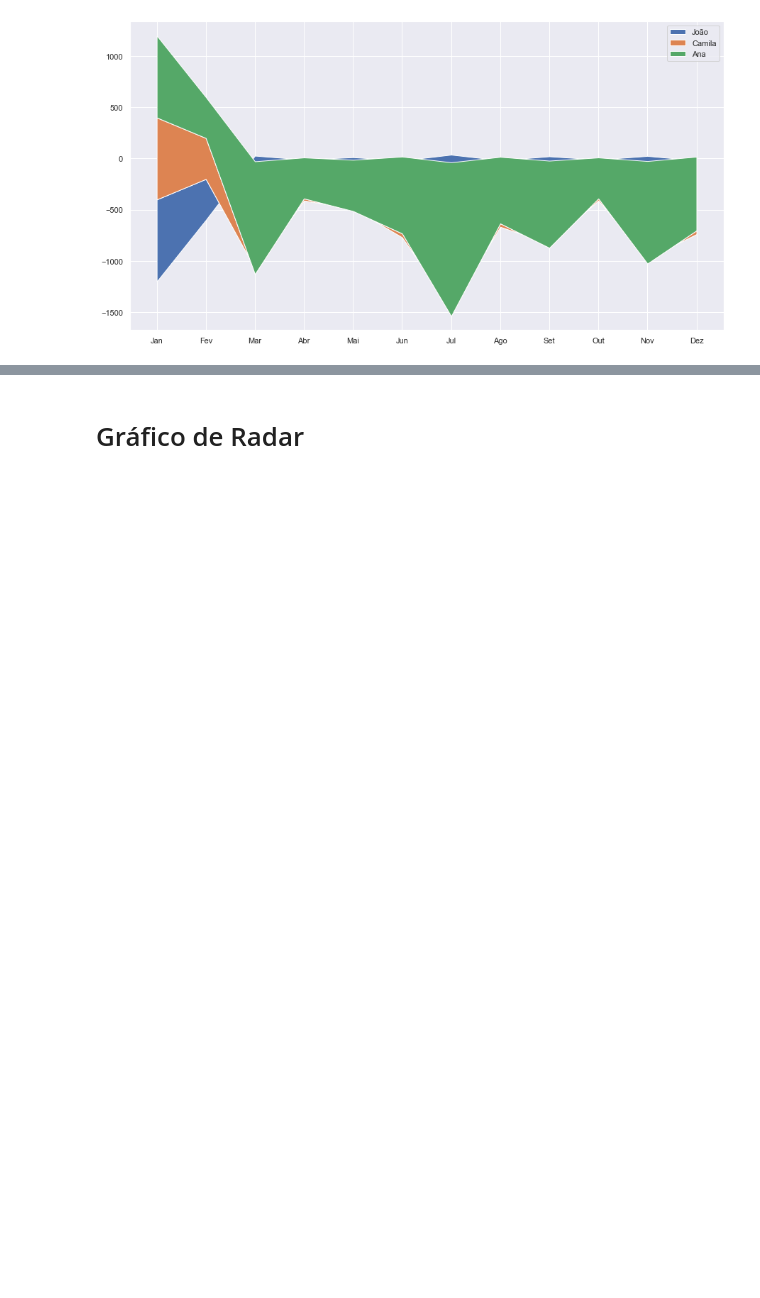
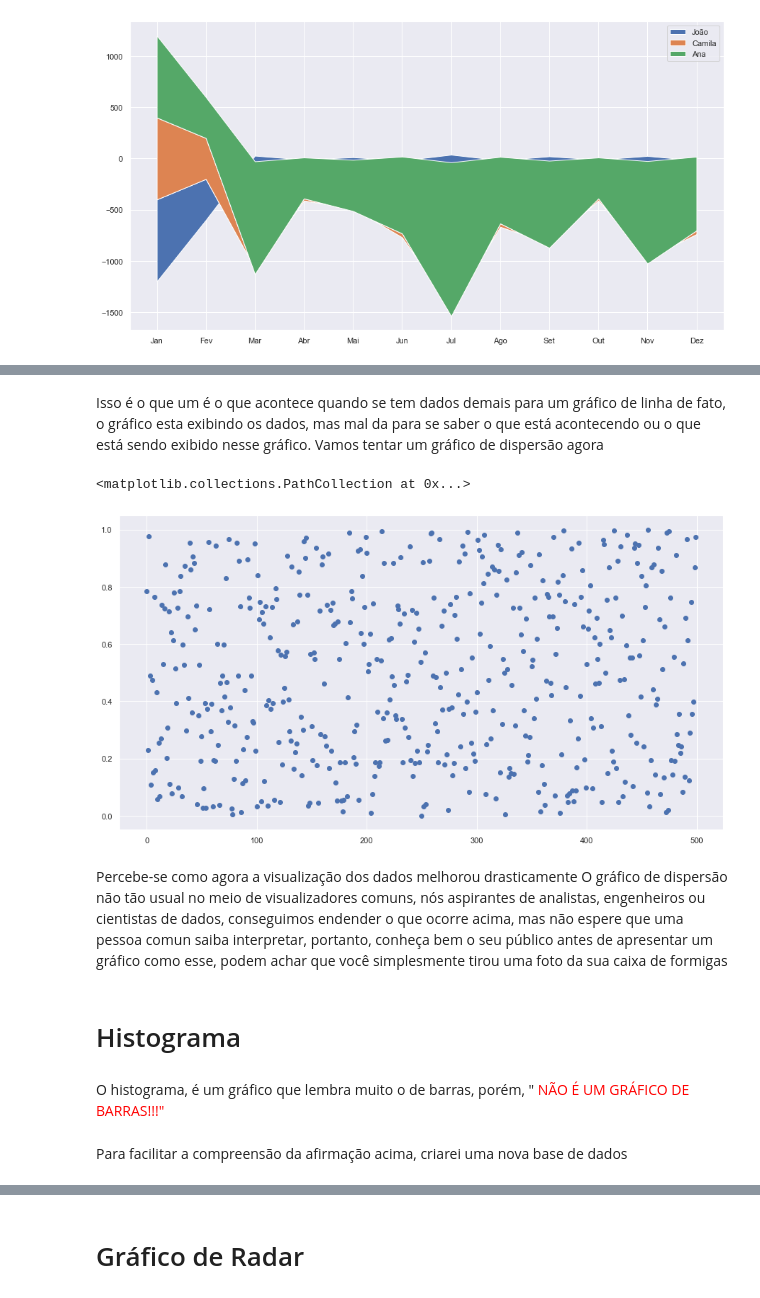
Before and after one commit to Wolfgang-Amadeus-Mozart/Analise_de_dados_Geral, a Jupyter notebook: Data Visualization com python/Data_Visualization.ipynb, the cells around one changed output, grey strips where cells are left out. Drawn from its saved outputs; the diff is of its cells as text; code cells hidden in the pictures; blank space fills up the shorter version.

```diff
--- a/Data Visualization com python/Data_Visualization.ipynb
+++ b/Data Visualization com python/Data_Visualization.ipynb
@@ -321,0 +387,18 @@ plt.legend()
+# %% [markdown]
+Isso é o que um é o que acontece quando se tem dados demais para um gráfico de linha
+de fato, o gráfico esta exibindo os dados, mas mal da para se saber o que está acontecendo ou o que está sendo exibido nesse gráfico.
+Vamos tentar um gráfico de dispersão agora
+# %%
+plt.scatter(x, array)
+# %% [output]
+<matplotlib.collections.PathCollection at 0x...>
+[figure, added]
+# %% [markdown]
+Percebe-se como agora a visualização dos dados melhorou drasticamente
+O gráfico de dispersão não tão usual no meio de visualizadores comuns, nós aspirantes de analistas, engenheiros ou cientistas de dados, conseguimos endender o que ocorre acima, mas não espere que uma pessoa comun saiba interpretar, portanto, conheça bem o seu público antes de apresentar um gráfico como esse, podem achar que você simplesmente tirou uma foto da sua caixa de formigas
+# %% [markdown]
+# Histograma
+# %% [markdown]
+O histograma, é um gráfico que lembra muito o de barras, porém, "<font color="red"> NÃO É UM GRÁFICO DE BARRAS!!!"
+# %% [markdown]
+Para facilitar a compreensão da afirmação acima, criarei uma nova base de dados
```
Also changed, not shown: parts of 24 cells of this notebook.
